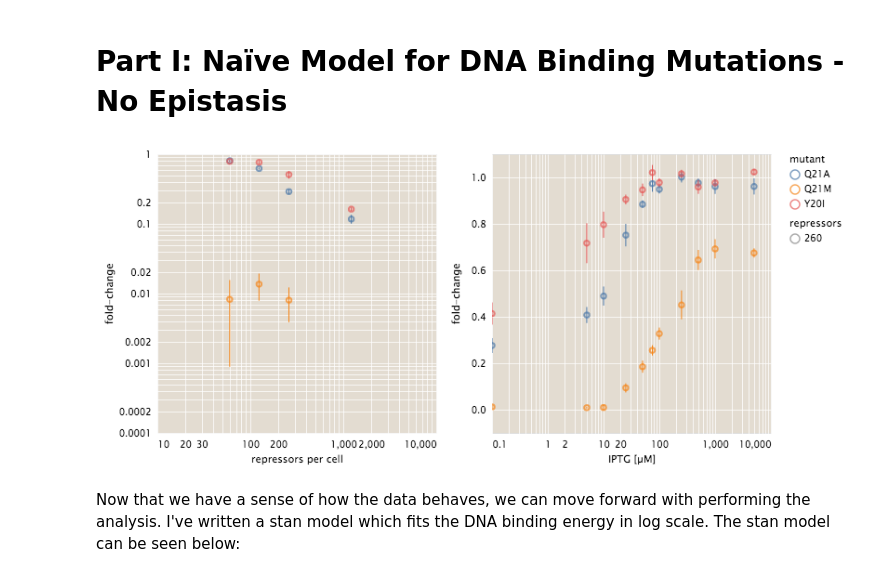
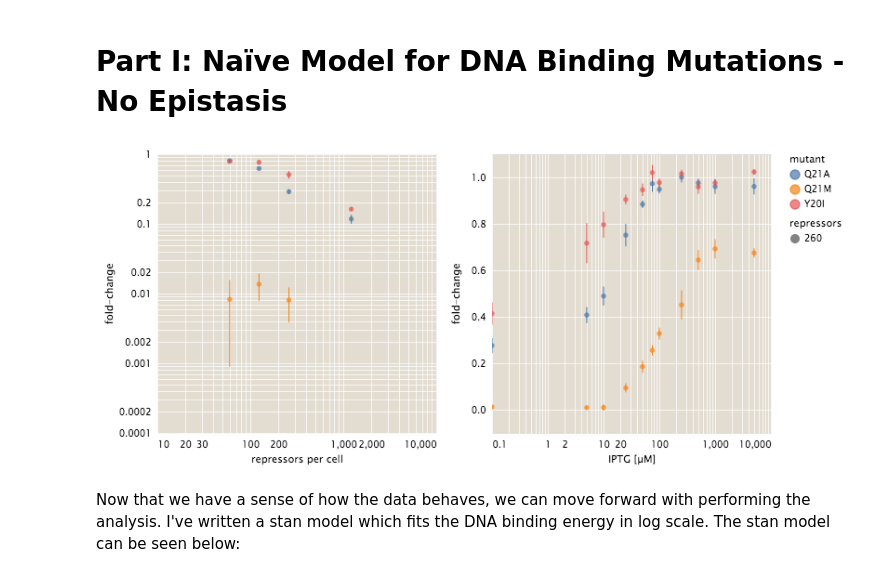
Before and after one commit to RPGroup-PBoC/mwc_mutants, a Jupyter notebook: code/analysis/complete_analysis.ipynb, the cells around one changed output. Saved outputs shown, nothing was run; the diff lists cells and outputs as text; code cells hidden in the pictures.

```diff
--- a/code/analysis/complete_analysis.ipynb
+++ b/code/analysis/complete_analysis.ipynb
@@ -55,37 +55,37 @@ leak_base = alt.Chart(DNA_summ[(DNA_summ['IPTGuM']==0) &
 ind_base = alt.Chart(DNA_summ[(DNA_summ['IPTGuM'] > 0) & (DNA_summ['repressors'] == constants['RBS1027'])], width=300, height=300)
 
 # Plot the leakiness data first.
-leak_points = leak_base.mark_point().encode(
+leak_points = leak_base.mark_point(filled=True).encode(
                 x=alt.X('repressors:Q', scale=alt.Scale(type='log'), axis={'title':'repressors per cell'}),
                 y=alt.Y('mean:Q', scale=alt.Scale(type='log'), axis={'title':'fold-change'}),
                 color='mutant:N').interactive()
 
 leak_err = leak_base.mark_rule().encode(
                 x=alt.X('repressors:Q', scale=alt.Scale(type='log'), axis=alt.Axis(title='repressors per cell')),
                 y='ymin:Q', y2='ymax:Q',
                 color='mutant:N'
             ).transform_calculate(
                 ymin='datum.mean - datum.sem',
                 ymax='datum.mean + datum.sem'
             )
 
-ind_points = ind_base.mark_point().encode(
+ind_points = ind_base.mark_point(filled=True).encode(
                 x=alt.X('IPTGuM:Q', scale=alt.Scale(type='log'), axis={'title':'IPTG [µM]'}),
                 y=alt.Y('mean:Q', axis={'title':'fold-change'}),
                 color='mutant:N',
                 shape='repressors:N').interactive()
 
 ind_err = ind_base.mark_rule().encode(
                 x=alt.X('IPTGuM:Q', scale=alt.Scale(type='log')),
                 y='ymin:Q', y2='ymax:Q',
                 color='mutant:N'
             ).transform_calculate(
                 ymin='datum.mean - datum.sem',
                 ymax='datum.mean + datum.sem')
 
 (leak_points + leak_err) | (ind_points + ind_err)
 # %% [output]
-[figure, old version]
+[figure, new version]
 # %% [markdown]
 Now that we have a sense of how the data behaves, we can move forward with performing the analysis. I've written a stan model which fits the DNA binding energy in log scale. The stan model can be seen below:
 # %%
```
Also changed, not shown: parts of 33 cells of this notebook, 5 other files.
